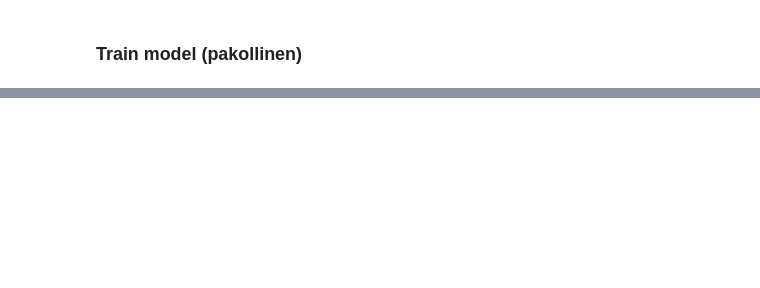
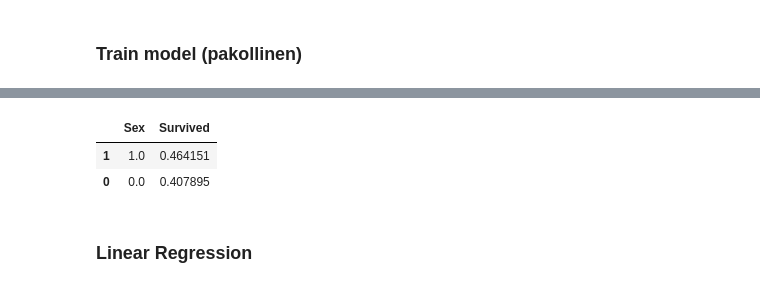
Before and after one commit to JKottonen/titanic-machine-learning-assignment, a Jupyter notebook: Titanic_Teamwork.ipynb, the cells around one changed output, grey strips where cells are left out. Saved outputs shown, nothing was run; the diff lists cells and outputs as text; code cells hidden in the pictures; blank space fills up the shorter version.

```diff
--- a/Titanic_Teamwork.ipynb
+++ b/Titanic_Teamwork.ipynb
@@ -340,0 +393,9 @@ test_data.drop(152)
+# %%
+test_data2 = df_test.values
+# %%
+test_x = test_data2[:, 0:]
+
+# Predict the Survival values for the test data
+test_y = clf.predict(test_x)
+# %%
+df_test["Survived"] = test_y
@@ -340,0 +408,10 @@ test_data.drop(152)
+# %%
+def muunto(lista):
+    uusi_lista = []
+    for i in lista:
+        if i < 500:
+            uusi_lista.append(0)
+        else:
+            uusi_lista.append(1)
+    return uusi_lista
+df_test["Survived"] = muunto(df_test["Survived"])
@@ -340,0 +430,8 @@ test_data.drop(152)
+# %%
+df_test[["Sex", "Survived"]].groupby(['Sex'], as_index=False).mean().sort_values(by='Survived', ascending=False)
+# %% [output]
+|  | Sex | Survived |
+| 1 | 1.0 | 0.464151 |
+| 0 | 0.0 | 0.407895 |
+# %% [markdown]
+### Linear Regression
```
Also changed, not shown: parts of 40 cells of this notebook.
